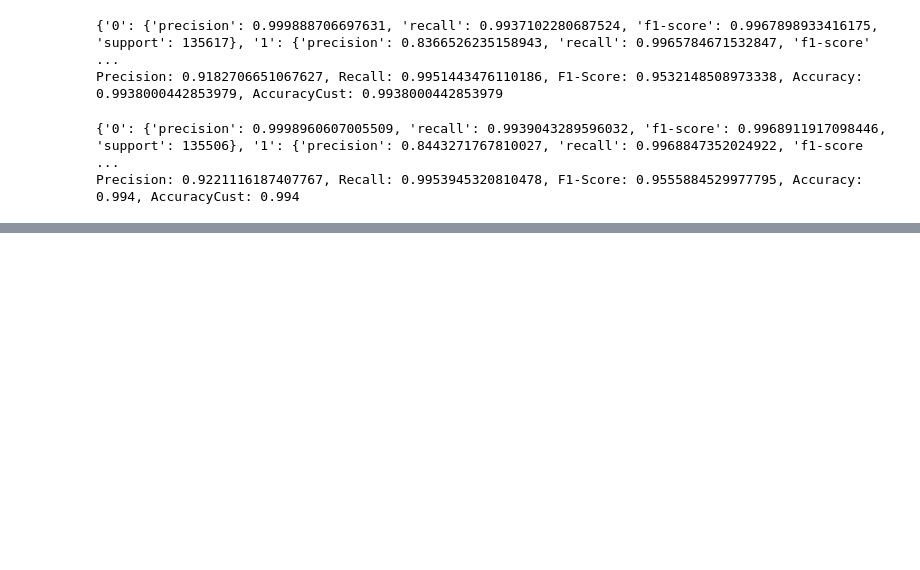
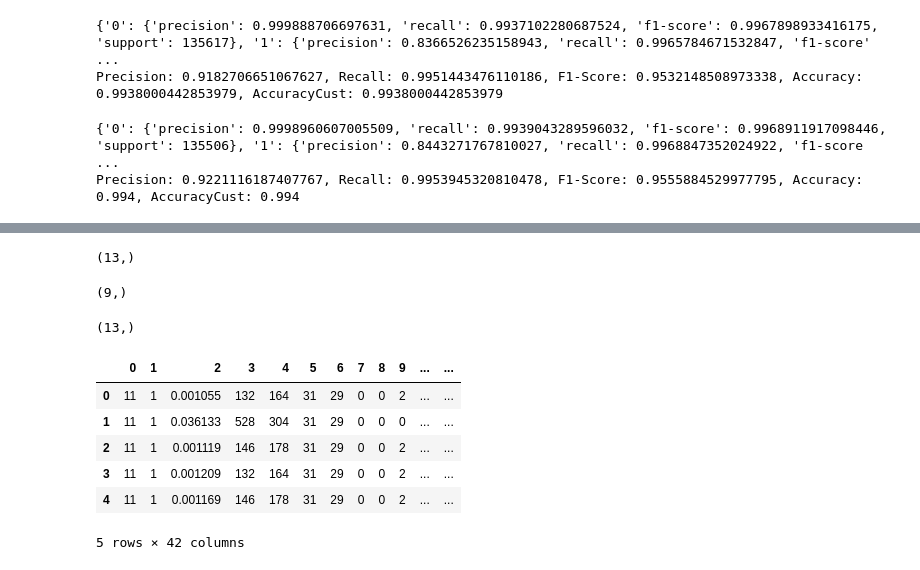
Before and after one commit to luisromo01/TCN, a Jupyter notebook: TCN/mnist_pixel/UNSW-NB15-TCN-sequential-MVP.ipynb, the cells around one changed output, grey strips where cells are left out. Saved outputs shown, nothing was run; the diff lists cells and outputs as text; code cells hidden in the pictures; blank space fills up the shorter version.

```diff
--- a/TCN/mnist_pixel/UNSW-NB15-TCN-sequential-MVP.ipynb
+++ b/TCN/mnist_pixel/UNSW-NB15-TCN-sequential-MVP.ipynb
@@ -319,0 +386,3 @@ torch.save(model, "tcn_unsw.pth")
+# %%
+data[0] = data[0].astype('category')
+data[0].cat.codes
@@ -319,0 +402,26 @@ torch.save(model, "tcn_unsw.pth")
+# %%
+data[0].unique().shape
+# %% [output]
+(13,)
+# %%
+data[1] = data[1].astype('category')
+data[1].cat.codes
+data[1].unique().shape
+# %% [output]
+(9,)
+# %%
+data[9] = data[9].astype('category')
+data[9].cat.codes
+data[9].unique().shape
+# %% [output]
+(13,)
+# %%
+data.head()
+# %% [output]
+|  | 0 | 1 | 2 | 3 | 4 | 5 | 6 | 7 | 8 | 9 | ... | ... |
+| 0 | 11 | 1 | 0.001055 | 132 | 164 | 31 | 29 | 0 | 0 | 2 | ... | ... |
+| 1 | 11 | 1 | 0.036133 | 528 | 304 | 31 | 29 | 0 | 0 | 0 | ... | ... |
+| 2 | 11 | 1 | 0.001119 | 146 | 178 | 31 | 29 | 0 | 0 | 2 | ... | ... |
+| 3 | 11 | 1 | 0.001209 | 132 | 164 | 31 | 29 | 0 | 0 | 2 | ... | ... |
+| 4 | 11 | 1 | 0.001169 | 146 | 178 | 31 | 29 | 0 | 0 | 2 | ... | ... |
+5 rows × 42 columns
```
Also changed, not shown: parts of 6 cells of this notebook.
